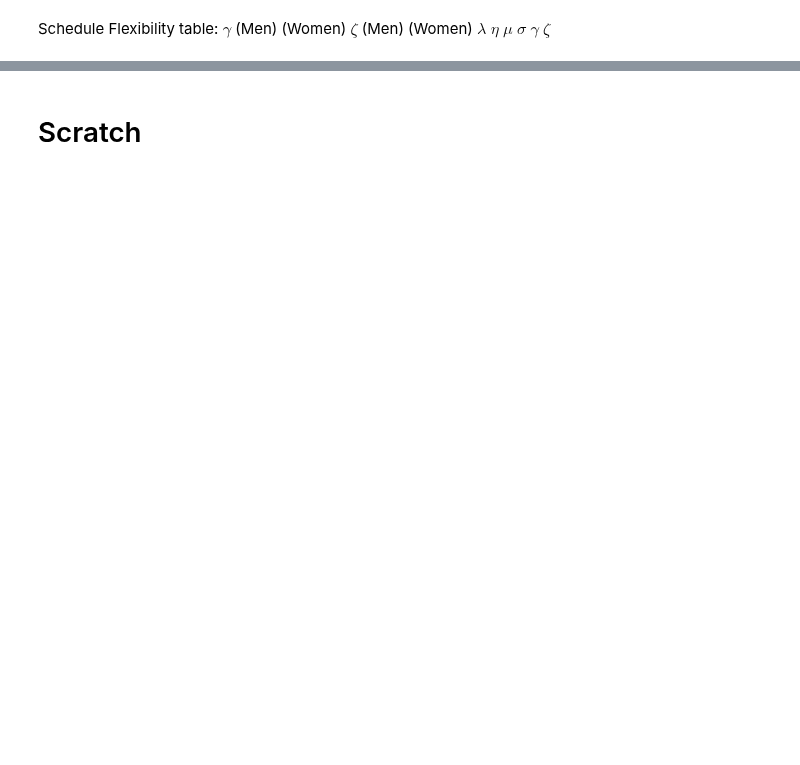
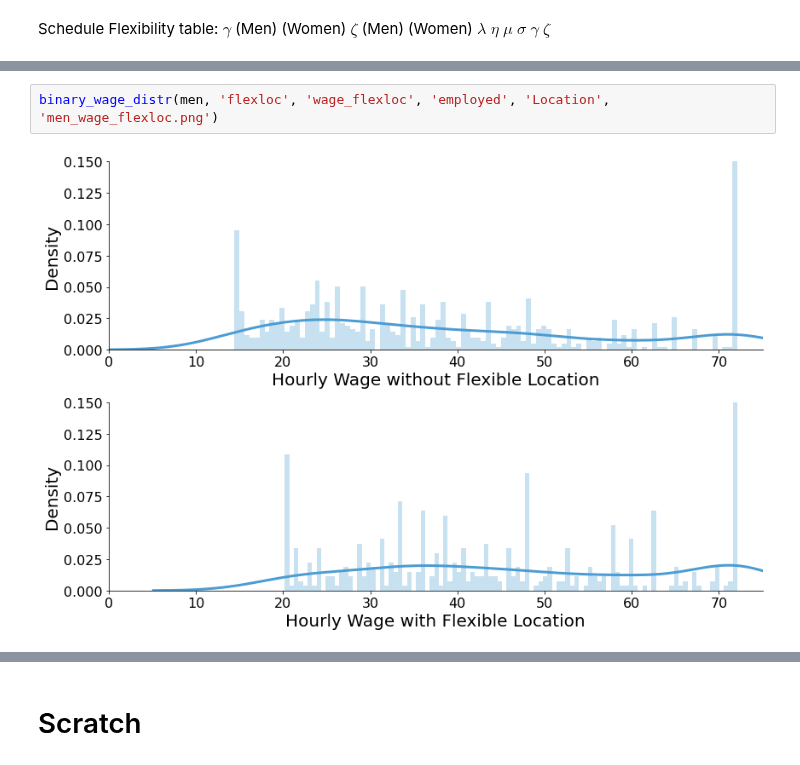
Before and after one commit to meganmccoy/flexibility-in-search-model, a Jupyter notebook: SimplifiedModel.ipynb, the cells around one changed output, grey strips where cells are left out. Cells and saved outputs as stored; diff of their text form; blank space fills up the shorter version.

```diff
--- a/SimplifiedModel.ipynb
+++ b/SimplifiedModel.ipynb
@@ -737,0 +696,4 @@ fig.savefig('./wagetrunc_women_2flex.png', bbox_inches='tight', transparent=True
+# %%
+binary_wage_distr(men, 'flexloc', 'wage_flexloc', 'employed', 'Location', 'men_wage_flexloc.png')
+# %% [output]
+[figure, added]
```
Also changed, not shown: parts of 20 cells of this notebook.
